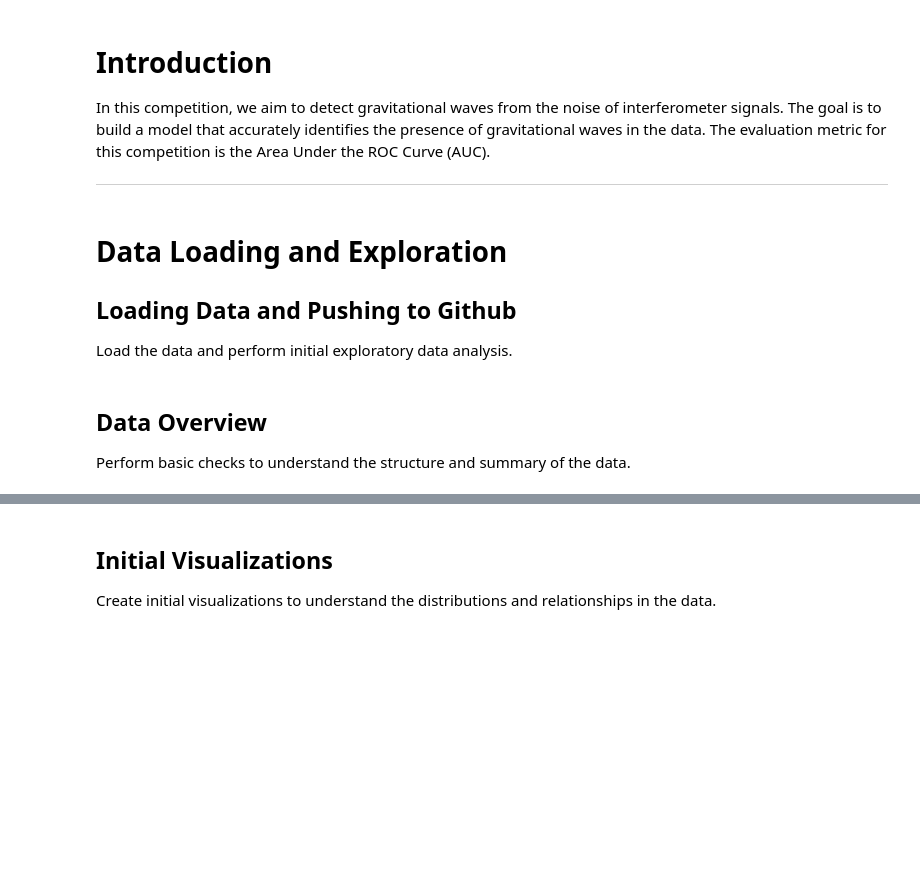
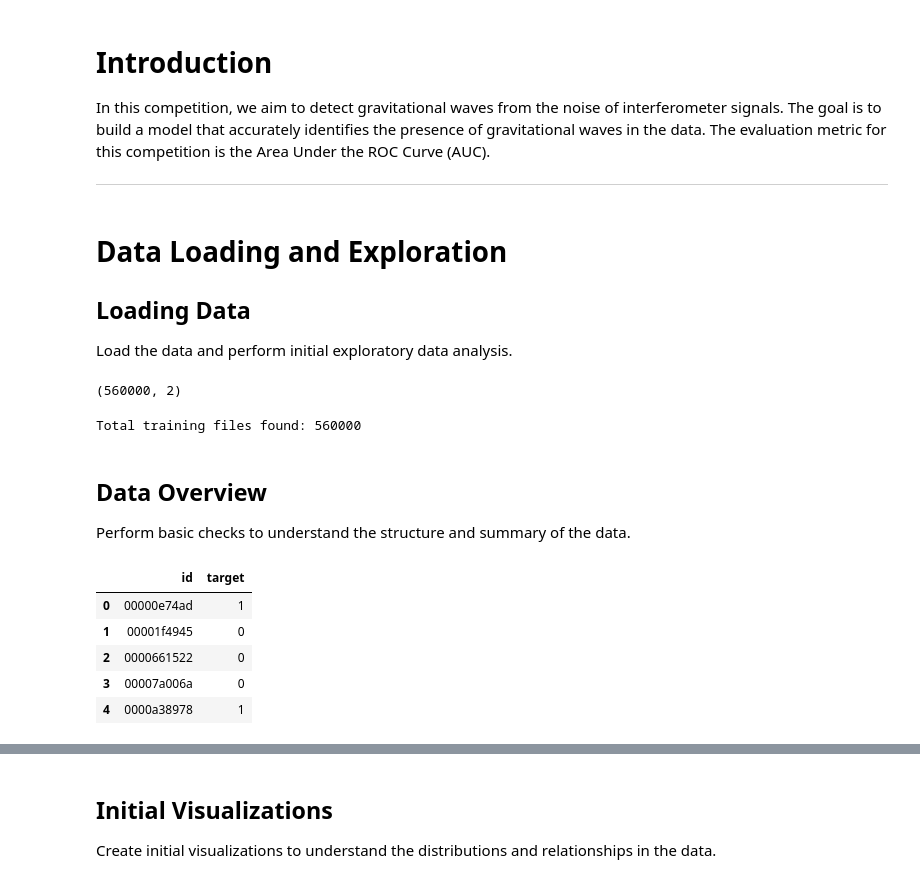
Before and after one commit to kovanhussein/Gravitation_Wave_Detection, a Jupyter notebook: gravitational-wave-detection.ipynb, the cells around one changed output, grey strips where cells are left out. Drawn from its saved outputs; the diff is of its cells as text; code cells hidden in the pictures; blank space fills up the shorter version.

```diff
--- a/gravitational-wave-detection.ipynb
+++ b/gravitational-wave-detection.ipynb
@@ -36,7 +36,7 @@ In this competition, we aim to detect gravitational waves from the noise of inte
 # Data Loading and Exploration
 <a id='Data-Loading-and-Exploration'></a>
 
-## Loading Data and Pushing to Github
+## Loading Data
 <a id='Loading-Data'></a>
 Load the data and perform initial exploratory data analysis.
 # %%
@@ -63,4 +58,31 @@ train_df.head()
+# %%
+# Load the training data
+train_labels = pd.read_csv('/kaggle/input/g2net-gravitational-wave-detection/training_labels.csv')
+train_labels.shape
+# %% [output]
+(560000, 2)
+# %%
+# Function to recursively list all files in nested directories
+def list_files(directory, extension):
+    return [os.path.join(dp, f) for dp, dn, filenames in os.walk(directory) for f in filenames if f.endswith(extension)]
+
+# List all .npy files in the train directory
+train_path = '/kaggle/input/g2net-gravitational-wave-detection/train'
+all_files = list_files(train_path, '.npy')
+
+print(f"Total training files found: {len(all_files)}")
+# %% [output]
+Total training files found: 560000
 # %% [markdown]
 ## Data Overview
 <a id='Data-Overview'></a>
 Perform basic checks to understand the structure and summary of the data.
+# %%
+train_labels.head()
+# %% [output]
+|  | id | target |
+| 0 | 00000e74ad | 1 |
+| 1 | 00001f4945 | 0 |
+| 2 | 0000661522 | 0 |
+| 3 | 00007a006a | 0 |
+| 4 | 0000a38978 | 1 |
```
Also changed, not shown: parts of 2 cells of this notebook.
